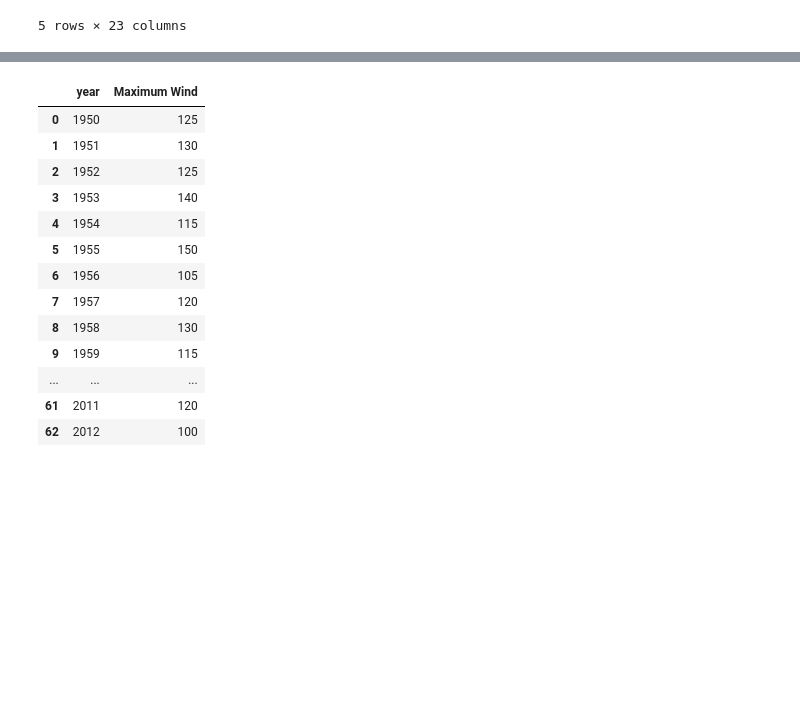
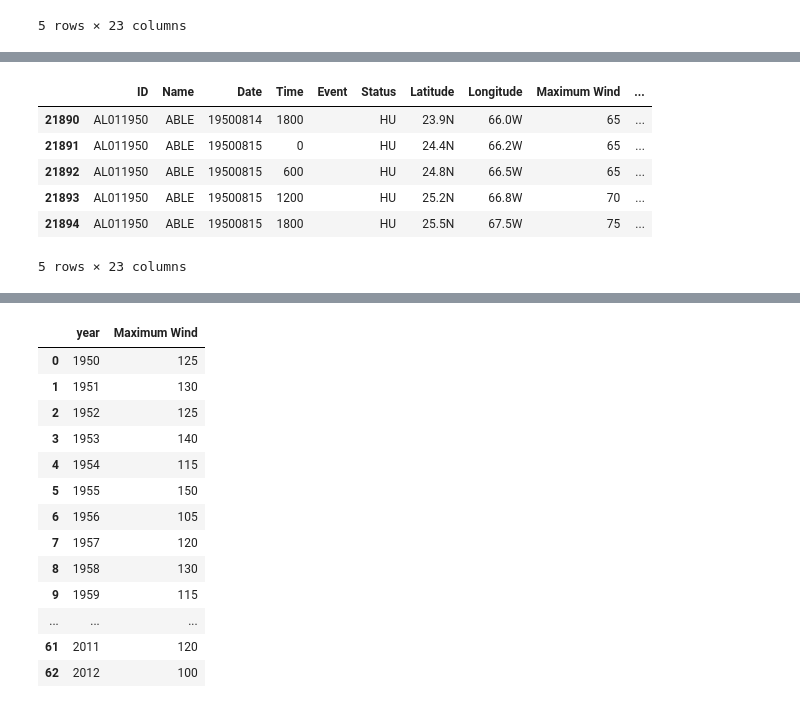
Before and after one commit to HannahSantana/SeaOtters, a Jupyter notebook: hurricanes.ipynb, the cells around one changed output, grey strips where cells are left out. Cells and saved outputs as stored; diff of their text form; code cells hidden in the pictures; blank space fills up the shorter version.

```diff
--- a/hurricanes.ipynb
+++ b/hurricanes.ipynb
@@ -63,2 +81,15 @@ name_df.head()
+# %%
+#just want to look at hurricanes
+hu_mask = (name_df['Status'] == 'HU')
+hu_df = name_df[hu_mask]
+hu_df.head()
+# %% [output]
+|  | ID | Name | Date | Time | Event | Status | Latitude | Longitude | Maximum Wind | ... |
+| 21890 | AL011950 | ABLE | 19500814 | 1800 |  | HU | 23.9N | 66.0W | 65 | ... |
+| 21891 | AL011950 | ABLE | 19500815 | 0 |  | HU | 24.4N | 66.2W | 65 | ... |
+| 21892 | AL011950 | ABLE | 19500815 | 600 |  | HU | 24.8N | 66.5W | 65 | ... |
+| 21893 | AL011950 | ABLE | 19500815 | 1200 |  | HU | 25.2N | 66.8W | 70 | ... |
+| 21894 | AL011950 | ABLE | 19500815 | 1800 |  | HU | 25.5N | 67.5W | 75 | ... |
+5 rows × 23 columns
 # %%
 #drop duplicate hurricane name to get the just number of hurricanes per year
```
Also changed, not shown: parts of 7 cells of this notebook.
